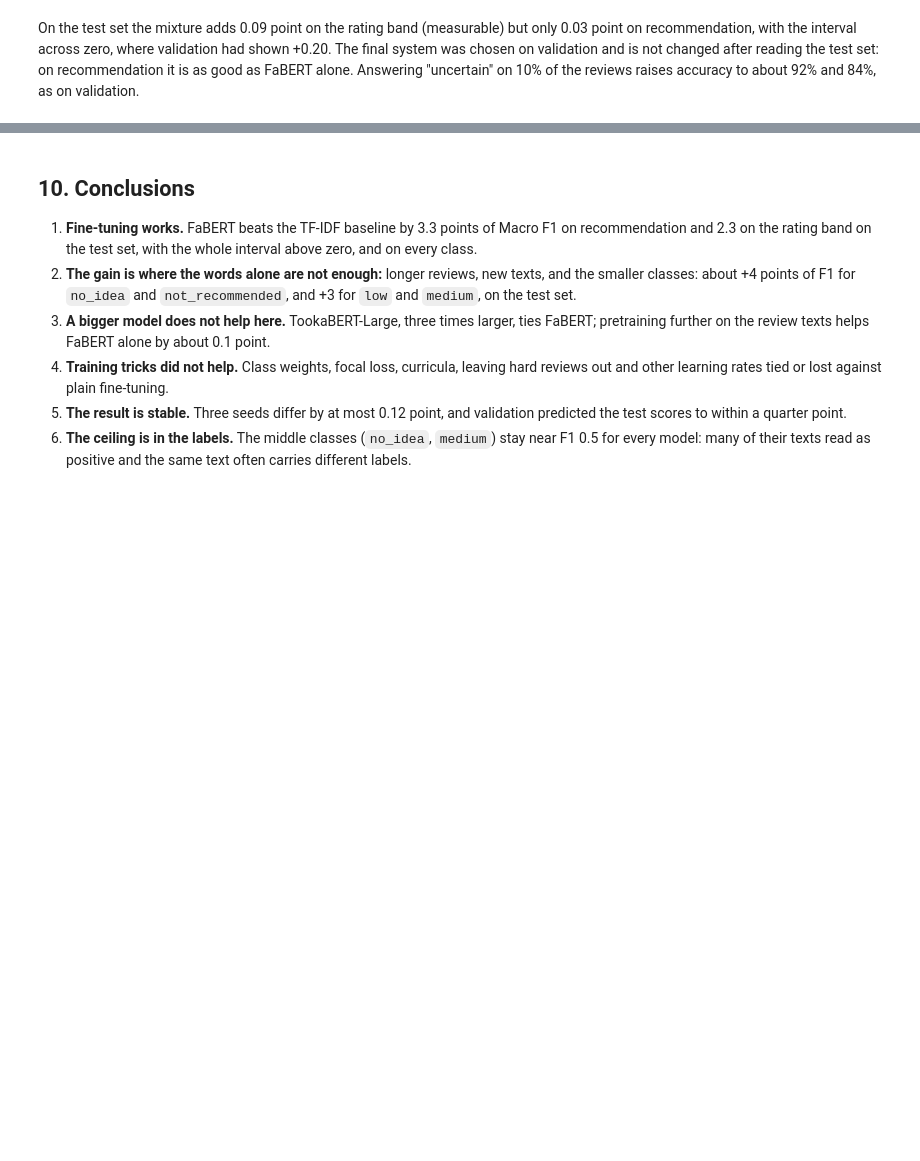
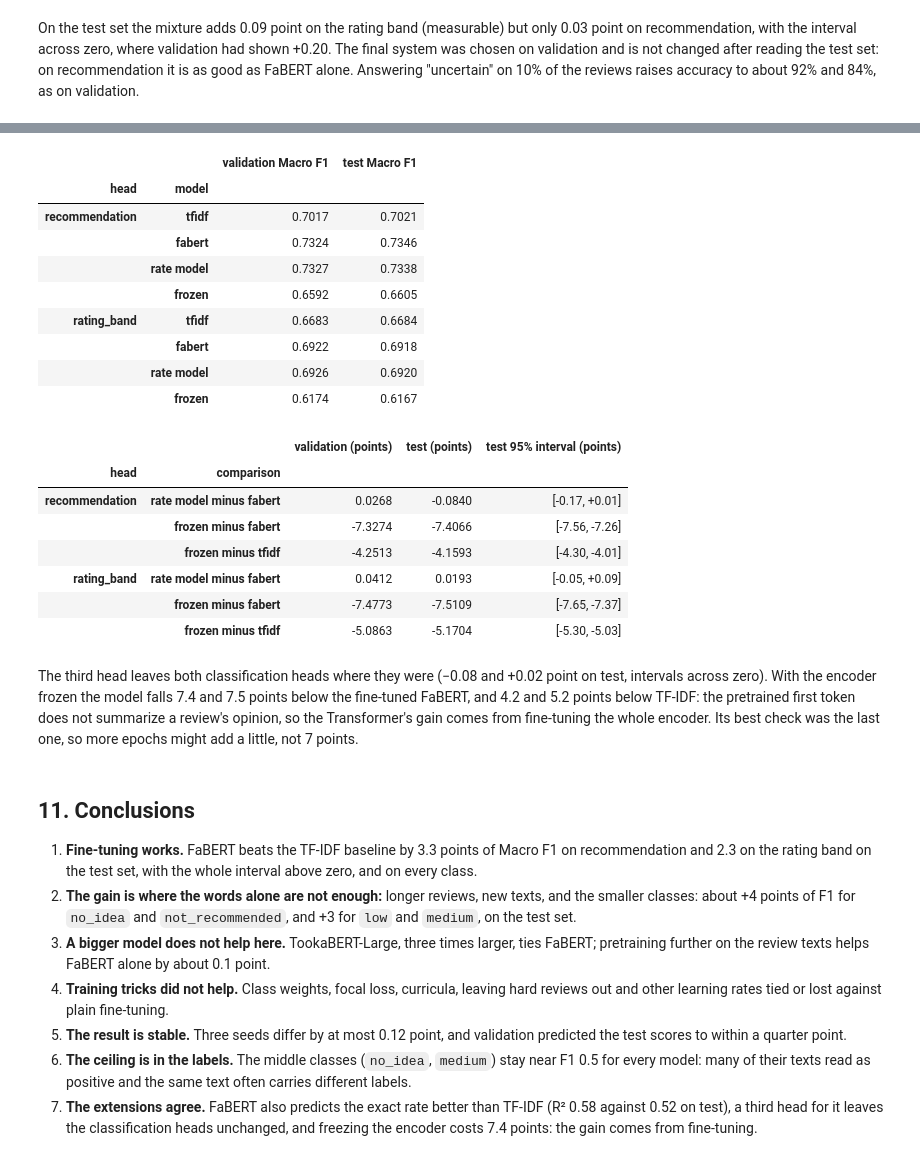
Before and after one commit to alidarviish/digikala-review-analysis, a Jupyter notebook: notebooks/03_transfer_learning_finetuning.ipynb, the cells around one changed output, grey strips where cells are left out. Drawn from its saved outputs; the diff is of its cells as text; code cells hidden in the pictures; blank space fills up the shorter version.

```diff
--- a/notebooks/03_transfer_learning_finetuning.ipynb
+++ b/notebooks/03_transfer_learning_finetuning.ipynb
@@ -612,5 +682,58 @@ not changed after reading the test set: on recommendation it is as good as FaBER
+# %%
+rows = []
+for head in HEADS:
+    for key in ("tfidf", "fabert", "rate model", "frozen"):
+        rows.append(
+            {
+                "head": head,
+                "model": key,
+                "validation Macro F1": extensions_validation["heads"][head]["models"][key]["macro_f1"],
+                "test Macro F1": extensions_test["heads"][head]["models"][key]["macro_f1"],
+            }
+        )
+display(pd.DataFrame(rows).set_index(["head", "model"]))
+rows = []
+for head in HEADS:
+    for key in ("rate model minus fabert", "frozen minus fabert", "frozen minus tfidf"):
+        d = extensions_test["heads"][head]["differences"][key]
+        low, high = d["interval_95_products"]
+        rows.append(
+            {
+                "head": head,
+                "comparison": key,
+                "validation (points)": 100
+                * extensions_validation["heads"][head]["differences"][key]["difference"],
+                "test (points)": 100 * d["difference"],
+                "test 95% interval (points)": f"[{100 * low:+.2f}, {100 * high:+.2f}]",
+            }
+        )
+pd.DataFrame(rows).set_index(["head", "comparison"])
+# %% [output]
+|  |  | validation Macro F1 | test Macro F1 |
+| head | model |  |  |
+| recommendation | tfidf | 0.7017 | 0.7021 |
+|  | fabert | 0.7324 | 0.7346 |
+|  | rate model | 0.7327 | 0.7338 |
+|  | frozen | 0.6592 | 0.6605 |
+| rating_band | tfidf | 0.6683 | 0.6684 |
+|  | fabert | 0.6922 | 0.6918 |
+|  | rate model | 0.6926 | 0.6920 |
+|  | frozen | 0.6174 | 0.6167 |
+|  |  | validation (points) | test (points) | test 95% interval (points) |
+| head | comparison |  |  |  |
+| recommendation | rate model minus fabert | 0.0268 | -0.0840 | [-0.17, +0.01] |
+|  | frozen minus fabert | -7.3274 | -7.4066 | [-7.56, -7.26] |
+|  | frozen minus tfidf | -4.2513 | -4.1593 | [-4.30, -4.01] |
+| rating_band | rate model minus fabert | 0.0412 | 0.0193 | [-0.05, +0.09] |
+|  | frozen minus fabert | -7.4773 | -7.5109 | [-7.65, -7.37] |
+|  | frozen minus tfidf | -5.0863 | -5.1704 | [-5.30, -5.03] |
+# %% [markdown]
+The third head leaves both classification heads where they were (−0.08 and +0.02 point on test, intervals across
+zero). With the encoder frozen the model falls 7.4 and 7.5 points below the fine-tuned FaBERT, and 4.2 and 5.2 points
+below TF-IDF: the pretrained first token does not summarize a review's opinion, so the Transformer's gain comes from
+fine-tuning the whole encoder. Its best check was the last one, so more epochs might add a little, not 7 points.
 # %% [markdown]
-## 10. Conclusions
+## 11. Conclusions
 
 1. **Fine-tuning works.** FaBERT beats the TF-IDF baseline by 3.3 points of Macro F1 on recommendation and 2.3 on the
    rating band on the test set, with the whole interval above zero, and on every class.
@@ -624,3 +747,6 @@ not changed after reading the test set: on recommendation it is as good as FaBER
    within a quarter point.
 6. **The ceiling is in the labels.** The middle classes (`no_idea`, `medium`) stay near F1 0.5 for every model: many
    of their texts read as positive and the same text often carries different labels.
+7. **The extensions agree.** FaBERT also predicts the exact rate better than TF-IDF (R² 0.58 against 0.52 on test),
+   a third head for it leaves the classification heads unchanged, and freezing the encoder costs 7.4 points: the
+   gain comes from fine-tuning.
```
Also changed, not shown: parts of 6 cells of this notebook, 1 other file.
